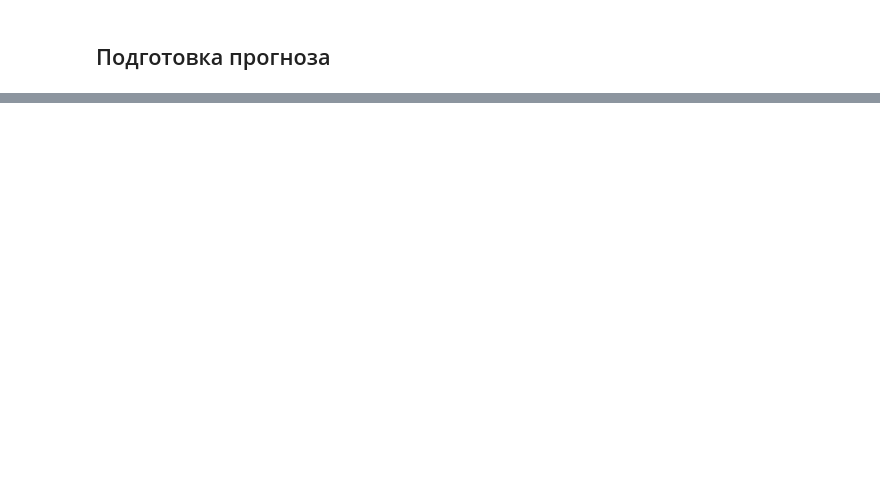
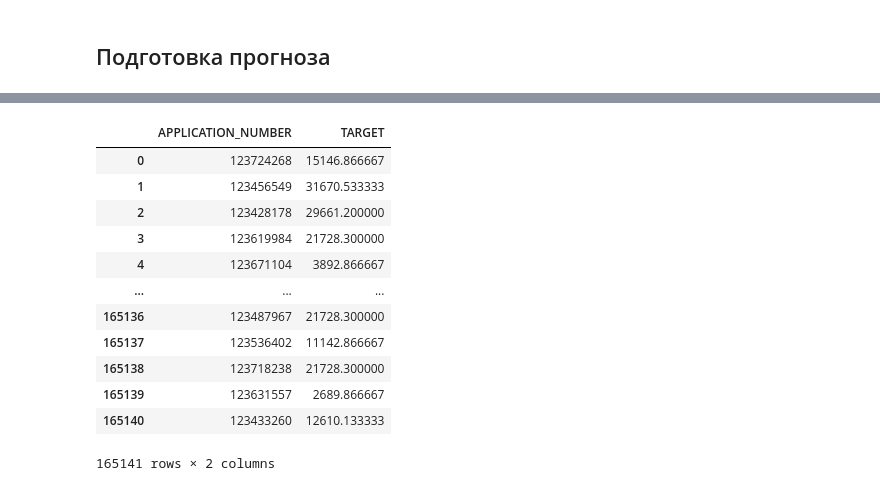
Before and after one commit to kokorozaci/Data_analysis_algorithms, a Jupyter notebook: Data_analysis_Kaggle/dz_06/dz_06.ipynb, the cells around one changed output, grey strips where cells are left out. Cells and saved outputs as stored; diff of their text form; code cells hidden in the pictures; blank space fills up the shorter version.

```diff
--- a/Data_analysis_Kaggle/dz_06/dz_06.ipynb
+++ b/Data_analysis_Kaggle/dz_06/dz_06.ipynb
@@ -588,0 +722,6 @@ Early stopping, best iteration is:
+# %%
+scores_test_2 = pd.DataFrame({
+    "2": y_pred_2,
+    "3": y_pred_3
+
+})
@@ -588,0 +737,3 @@ Early stopping, best iteration is:
+# %%
+scores_mean_2 = (scores_test_2/ cv.n_splits).mean(axis=1)
+# 0.72866
@@ -588,0 +748,20 @@ Early stopping, best iteration is:
+# %%
+y_pred = pd.DataFrame(data={"APPLICATION_NUMBER": np.array(test_id),
+    "TARGET": scores_mean_2})
+y_pred.to_csv("scores_mean_2_pred.csv", index=False)
+# %%
+y_pred
+# %% [output]
+|  | APPLICATION_NUMBER | TARGET |
+| 0 | 123724268 | 15146.866667 |
+| 1 | 123456549 | 31670.533333 |
+| 2 | 123428178 | 29661.200000 |
+| 3 | 123619984 | 21728.300000 |
+| 4 | 123671104 | 3892.866667 |
+| ... | ... | ... |
+| 165136 | 123487967 | 21728.300000 |
+| 165137 | 123536402 | 11142.866667 |
+| 165138 | 123718238 | 21728.300000 |
+| 165139 | 123631557 | 2689.866667 |
+| 165140 | 123433260 | 12610.133333 |
+165141 rows × 2 columns
```
Also changed, not shown: parts of 46 cells of this notebook.
